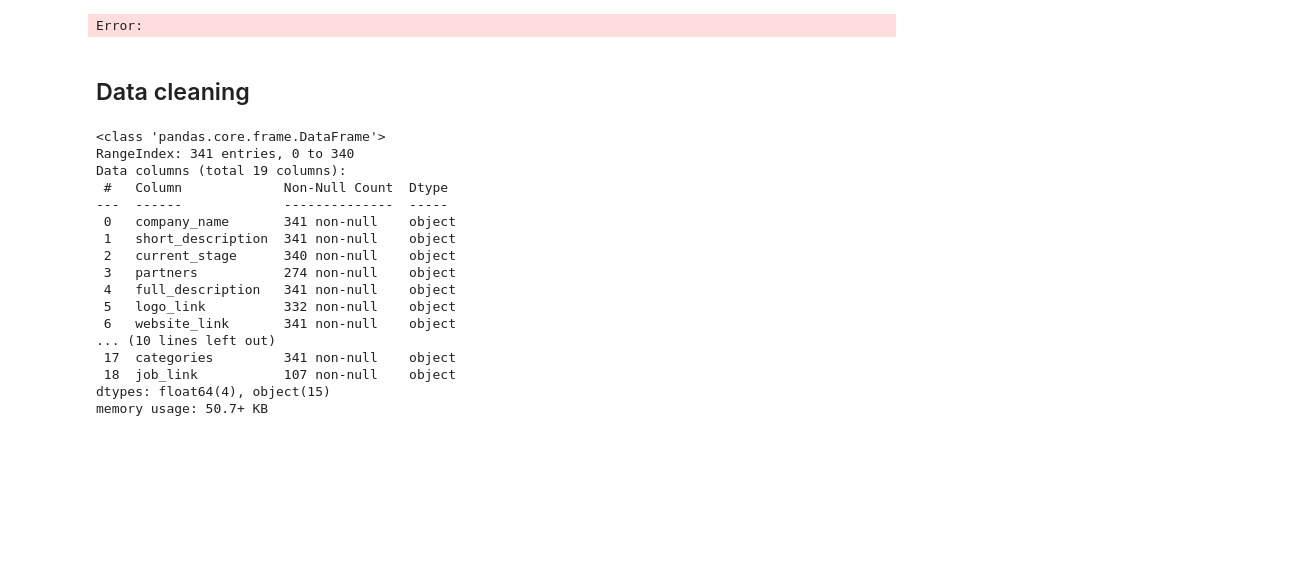
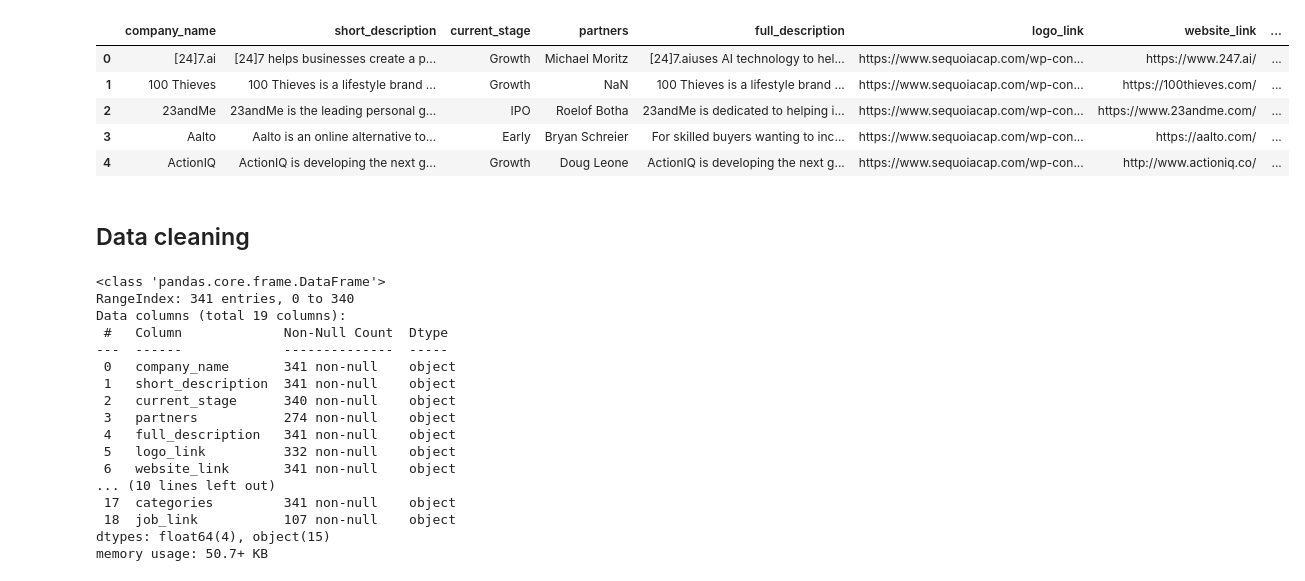
Before and after one commit to jideilori/sequoia_analysis, a Jupyter notebook: Sequoia_EDA.ipynb, the cells around one changed output. Cells and saved outputs as stored; diff of their text form; code cells hidden in the pictures; blank space fills up the shorter version.

```diff
--- a/Sequoia_EDA.ipynb
+++ b/Sequoia_EDA.ipynb
@@ -62,21 +64,23 @@ Here's a detailed explanation of each column :
 # %%
 import ast
 import pandas as pd
 import seaborn as sns
 import plotly.express as px
 import matplotlib.pyplot as plt
 from wordcloud import WordCloud
 
 sns.set_theme(style="whitegrid")
 
-try:
-    df =pd.read_csv('/content/drive/MyDrive/mldata/mylane/data.csv')
-except FileExistsError:
-    df =pd.read_csv('data.csv')
 
+df =pd.read_csv('/content/drive/MyDrive/mldata/mylane/data.csv')
 df.head()
 # %% [output]
-Error:
+|  | company_name | short_description | current_stage | partners | full_description | logo_link | website_link | ... |
+| 0 | [24]7.ai | [24]7 helps businesses create a p... | Growth | Michael Moritz | [24]7.aiuses AI technology to hel... | https://www.sequoiacap.com/wp-con... | https://www.247.ai/ | ... |
+| 1 | 100 Thieves | 100 Thieves is a lifestyle brand ... | Growth | NaN | 100 Thieves is a lifestyle brand ... | https://www.sequoiacap.com/wp-con... | https://100thieves.com/ | ... |
+| 2 | 23andMe | 23andMe is the leading personal g... | IPO | Roelof Botha | 23andMe is dedicated to helping i... | https://www.sequoiacap.com/wp-con... | https://www.23andme.com/ | ... |
+| 3 | Aalto | Aalto is an online alternative to... | Early | Bryan Schreier | For skilled buyers wanting to inc... | https://www.sequoiacap.com/wp-con... | https://aalto.com/ | ... |
+| 4 | ActionIQ | ActionIQ is developing the next g... | Growth | Doug Leone | ActionIQ is developing the next g... | https://www.sequoiacap.com/wp-con... | http://www.actioniq.co/ | ... |
 # %% [markdown]
 ## Data cleaning
 # %%
```
Also changed, not shown: parts of 8 cells of this notebook.
